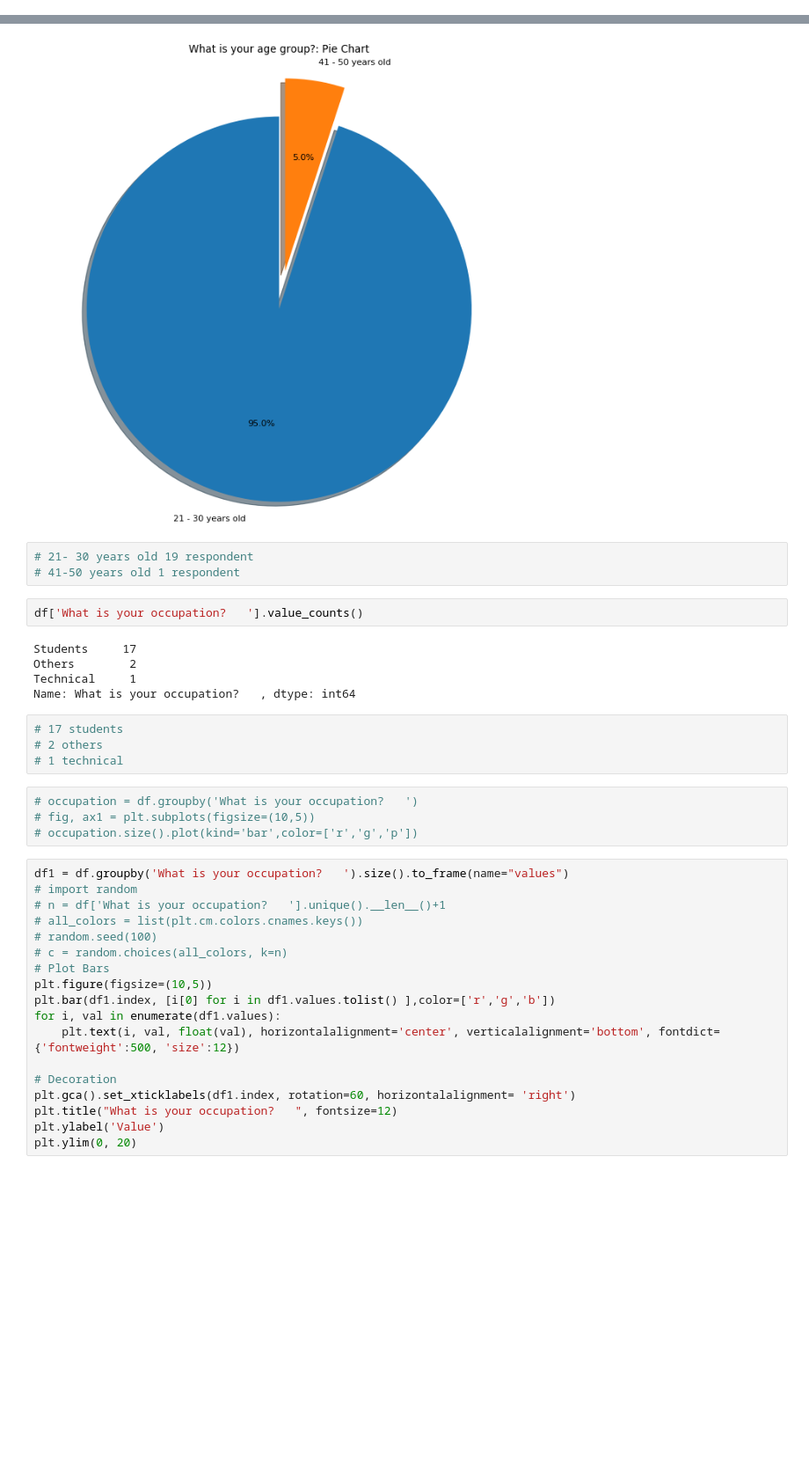
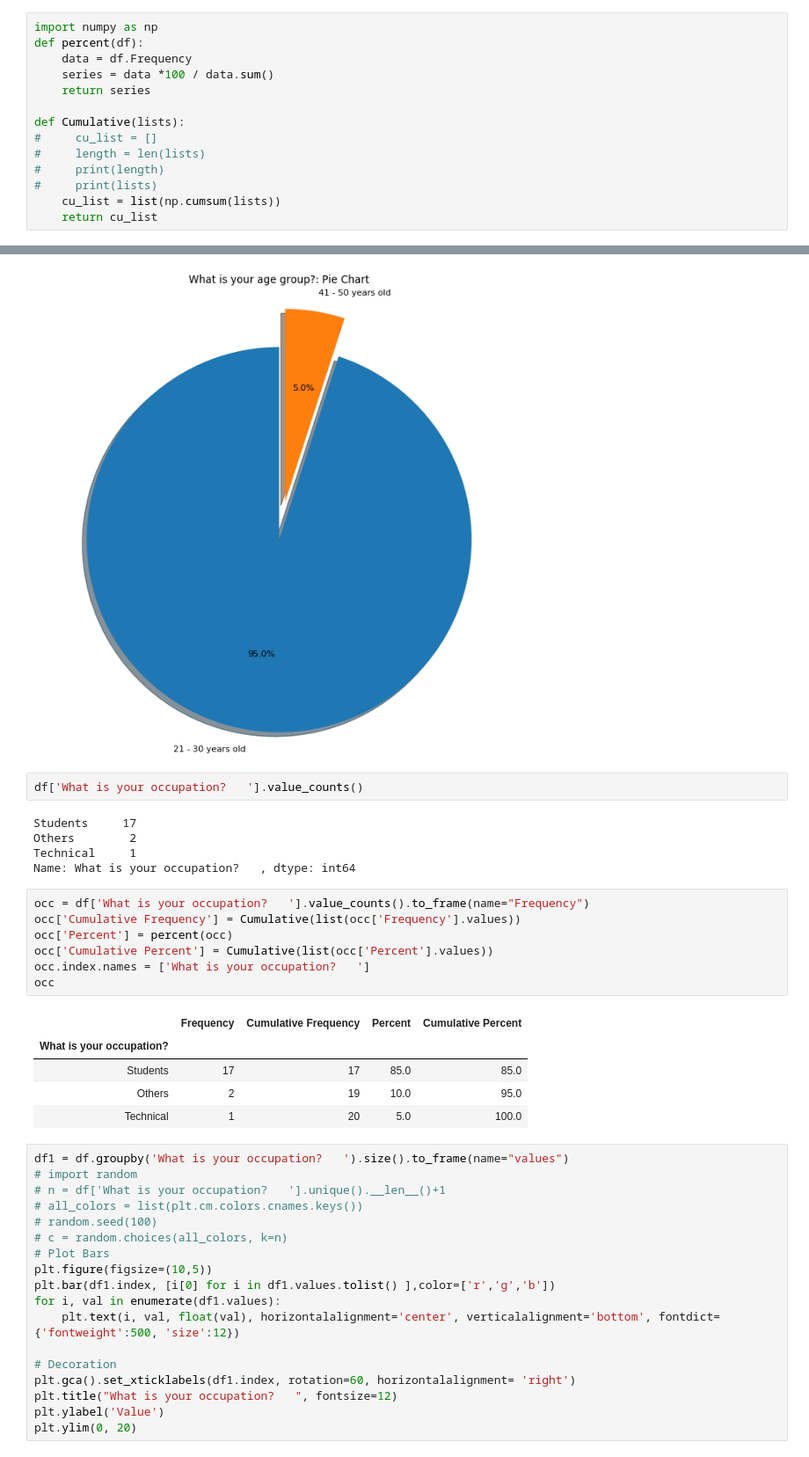
Before and after one commit to kshitizregmi/Data-visualization-bank-customer-response, a Jupyter notebook: user_data_analysi_ bank.ipynb, the cells around one changed output, grey strips where cells are left out. Shown at 88% size. Saved outputs shown, nothing was run; the diff lists cells and outputs as text; blank space fills up the shorter version.

```diff
--- a/user_data_analysi_ bank.ipynb
+++ b/user_data_analysi_ bank.ipynb
@@ -95,3 +75,17 @@ Name: Gender, dtype: int64
 
 # by_gender = df.groupby('Gender')
 # by_gender.size().plot(kind='bar',color=['r','y'])
+# %%
+import numpy as np
+def percent(df):
+    data = df.Frequency
+    series = data *100 / data.sum()
+    return series
+
+def Cumulative(lists):
+#     cu_list = []
+#     length = len(lists)
+#     print(length)
+#     print(lists)
+    cu_list = list(np.cumsum(lists))
+    return cu_list
@@ -153,9 +172,6 @@ ax1.set_title("What is your age group?: Pie Chart")
 plt.show()
 # %% [output]
 [figure]
-# %%
-# 21- 30 years old 19 respondent
-# 41-50 years old 1 respondent
 # %%
 df['What is your occupation?   '].value_counts()
 # %% [output]
@@ -163,14 +179,19 @@ Students     17
 Others        2
 Technical     1
 Name: What is your occupation?   , dtype: int64
-# %%
-# 17 students
-# 2 others
-# 1 technical
-# %%
-# occupation = df.groupby('What is your occupation?   ')
-# fig, ax1 = plt.subplots(figsize=(10,5))
-# occupation.size().plot(kind='bar',color=['r','g','p'])
+# %%
+occ = df['What is your occupation?   '].value_counts().to_frame(name="Frequency")
+occ['Cumulative Frequency'] = Cumulative(list(occ['Frequency'].values))
+occ['Percent'] = percent(occ)
+occ['Cumulative Percent'] = Cumulative(list(occ['Percent'].values))
+occ.index.names = ['What is your occupation?   ']
+occ
+# %% [output]
+|  | Frequency | Cumulative Frequency | Percent | Cumulative Percent |
+| What is your occupation? |  |  |  |  |
+| Students | 17 | 17 | 85.0 | 85.0 |
+| Others | 2 | 19 | 10.0 | 95.0 |
+| Technical | 1 | 20 | 5.0 | 100.0 |
 # %%
 df1 = df.groupby('What is your occupation?   ').size().to_frame(name="values")
 # import random
```
Also changed, not shown: parts of 55 cells of this notebook.
